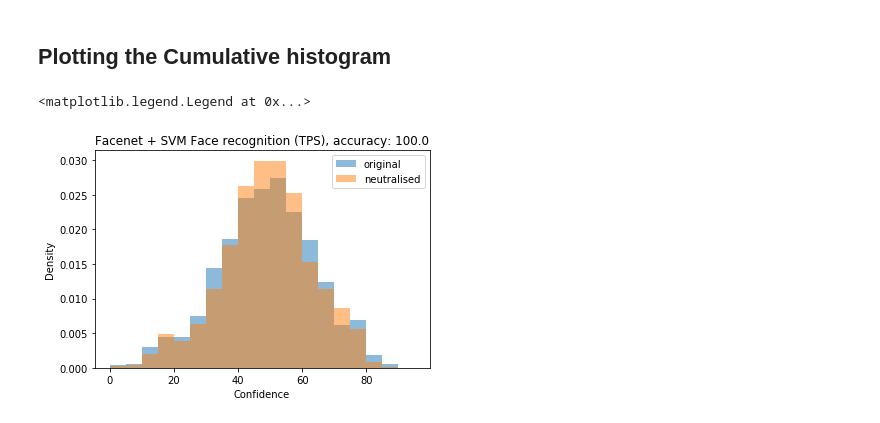
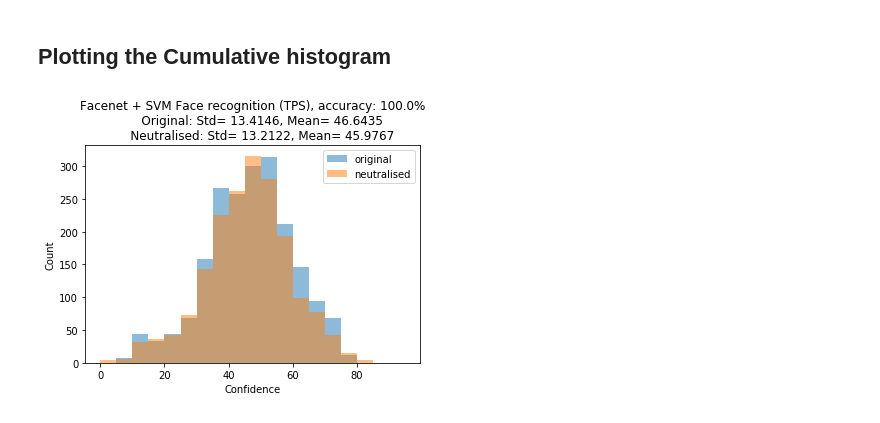
Before and after one commit to maxxiefjv/ACVPR-ExpressionInvariantFaceRecognition, a Jupyter notebook: Ananthu_code/tps_facenet.ipynb, the cells around one changed output. Cells and saved outputs as stored; diff of their text form; code cells hidden in the pictures.

```diff
--- a/Ananthu_code/tps_facenet.ipynb
+++ b/Ananthu_code/tps_facenet.ipynb
@@ -66,7 +75,7 @@ X_rec_origin_train.shape, X_rec_origin_test.shape, y_rec_origin_train.shape, y_r
 # %% [output]
 ((7873, 3), (3879, 3), (7873,), (3879,))
 # %%
-for i in ['all_images', 'crop_original_image', 'neutralised_image']:
+for i in ['all_original_images', 'original_image', 'neutralised_original_image']:
     plt.imshow(X_rec_origin_train.iloc[220][i])
     plt.show()
 # %% [output]
@@ -103,16 +112,16 @@ for i in tqdm(range(X_rec_origin_train.shape[0]),desc = "Pre-processing images i
 # %%
 for i in tqdm(range(X_rec_origin_test.shape[0]),desc = "Pre-processing images in test set for using FaceNet"):
 
-    temp_im = preprocess_images(X_rec_origin_test['all_images'][i])
-    X_rec_origin_test.at[i, 'all_images'] = temp_im
+    temp_im = preprocess_images(X_rec_origin_test['all_original_images'][i])
+    X_rec_origin_test.at[i, 'all_original_images'] = temp_im
 
-    temp_im2 = preprocess_images(X_rec_origin_test['crop_original_image'][i])
-    X_rec_origin_test.at[i, 'crop_original_image'] = temp_im2
+    temp_im2 = preprocess_images(X_rec_origin_test['original_image'][i])
+    X_rec_origin_test.at[i, 'original_image'] = temp_im2
 
-    temp_im3 = preprocess_images(X_rec_origin_test['neutralised_image'][i])
-    X_rec_origin_test.at[i, 'neutralised_image'] = temp_im3
+    temp_im3 = preprocess_images(X_rec_origin_test['neutralised_original_image'][i])
+    X_rec_origin_test.at[i, 'neutralised_original_image'] = temp_im3
 # %%
-for i in ['all_images', 'crop_original_image', 'neutralised_image']:
+for i in ['all_original_images', 'original_image', 'neutralised_original_image']:
     plt.imshow(X_rec_origin_train.iloc[1][i])
     print(X_rec_origin_train.iloc[1][i].shape)
     plt.show()
@@ -313,9 +322,9 @@ for ind in range(testX.shape[0]):
     class_index = yhat_class[0]
     class_probability = yhat_prob[0,class_index] * 100
 
-    if np.array_equal(random_face_pixels , X_rec_origin_test['crop_original_image'][selection]):
+    if np.array_equal(random_face_pixels , X_rec_origin_test['original_image'][selection]):
         facenet_confidences_original.append(class_probability)
-    elif np.array_equal(random_face_pixels , X_rec_origin_test['neutralised_image'][selection]):
+    elif np.array_equal(random_face_pixels , X_rec_origin_test['neutralised_original_image'][selection]):
         facenet_confidences_neutralised.append(class_probability)
     else:
         pass #should never happen
@@ -363,14 +372,21 @@ Expected: 52
 # %% [markdown]
 ## Plotting the Cumulative histogram
 # %%
-density_param = True
+density_param = False
 plt.hist(facenet_confidences_original, density = density_param, alpha=0.5, bins=range(0,100,5), label='original')
 plt.hist(facenet_confidences_neutralised, density = density_param, alpha=0.5, bins=range(0,100,5), label='neutralised')
-plt.ylabel('Density')
+plt.ylabel('Count')
 plt.xlabel('Confidence')
-plt.title('Facenet + SVM Face recognition (TPS), accuracy: {}'.format(yhat_accuracy*100))
-plt.savefig('Facenet_TPS_Facerecognition.png')
+plt.title('Facenet + SVM Face recognition (TPS), accuracy: {}%\n \
+    Original: Std= {}, Mean= {}\n \
+    Neutralised: Std= {}, Mean= {}'.format( yhat_accuracy * 100,
+                                           np.around(np.std(np.asarray(facenet_confidences_original)),4),
+                                           np.around(np.mean(np.asarray(facenet_confidences_original)),4),
+                                           np.around(np.std(np.asarray(facenet_confidences_neutralised)),4),
+                                           np.around(np.mean(np.asarray(facenet_confidences_neutralised)),4)))
+
 plt.legend()
+
+plt.savefig('Facenet_TPS_Facerecognition.png',bbox_inches='tight')
 # %% [output]
-<matplotlib.legend.Legend at 0x...>
-[figure, old version]
+[figure, new version]
```
Also changed, not shown: parts of 19 cells of this notebook, 6 other files.
